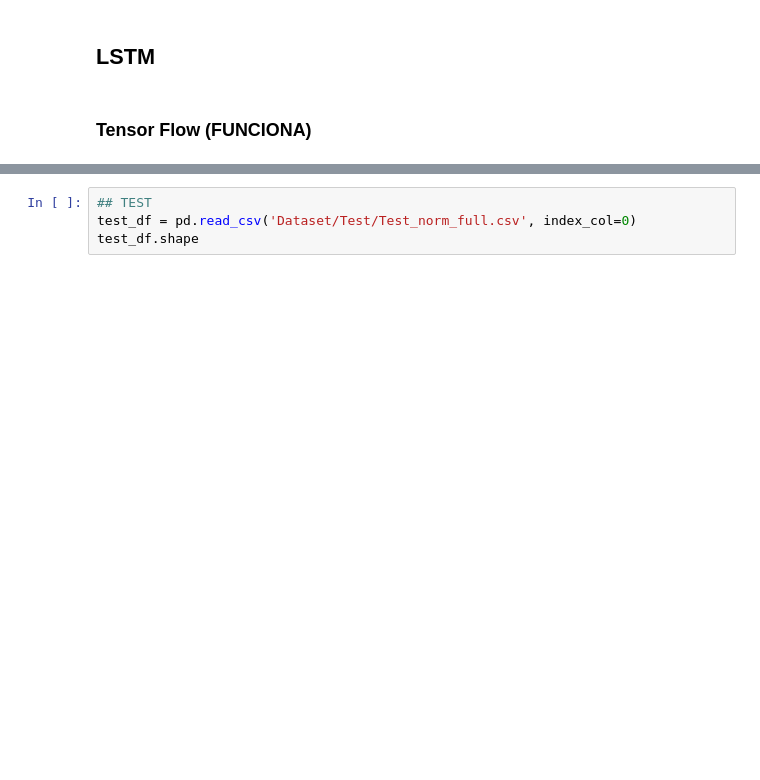
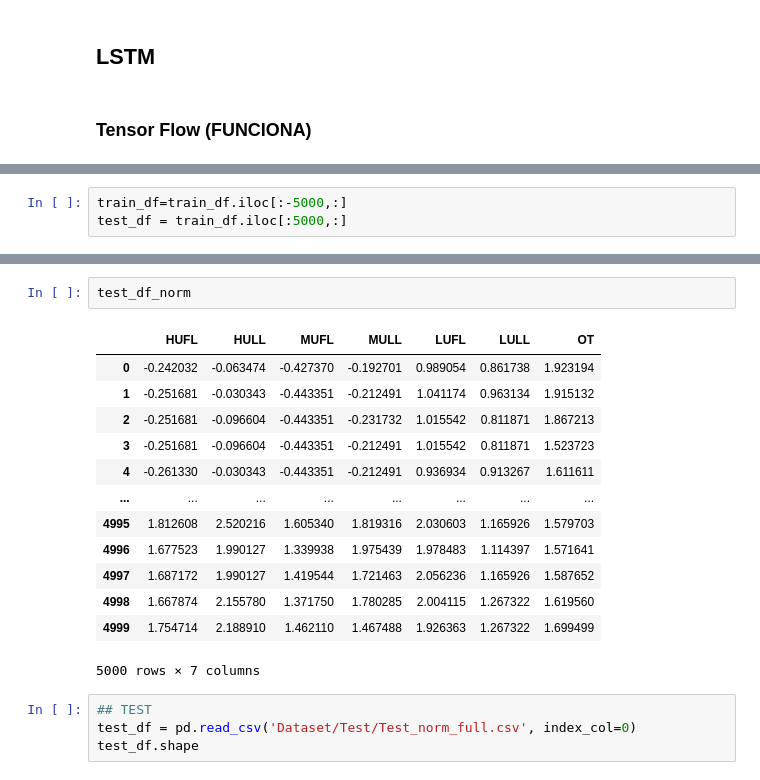
Before and after one commit to ezelanza/Transformers-for-latency-prediction, a Jupyter notebook: main.ipynb, the cells around one changed output, grey strips where cells are left out. Drawn from its saved outputs; the diff is of its cells as text; blank space fills up the shorter version.

```diff
--- a/main.ipynb
+++ b/main.ipynb
@@ -324,0 +308,3 @@ train_df
+# %%
+train_df=train_df.iloc[:-5000,:]
+test_df = train_df.iloc[:5000,:]
@@ -376,3 +382,19 @@ Epoch 1/15
+# %%
+test_df_norm
+# %% [output]
+|  | HUFL | HULL | MUFL | MULL | LUFL | LULL | OT |
+| 0 | -0.242032 | -0.063474 | -0.427370 | -0.192701 | 0.989054 | 0.861738 | 1.923194 |
+| 1 | -0.251681 | -0.030343 | -0.443351 | -0.212491 | 1.041174 | 0.963134 | 1.915132 |
+| 2 | -0.251681 | -0.096604 | -0.443351 | -0.231732 | 1.015542 | 0.811871 | 1.867213 |
+| 3 | -0.251681 | -0.096604 | -0.443351 | -0.212491 | 1.015542 | 0.811871 | 1.523723 |
+| 4 | -0.261330 | -0.030343 | -0.443351 | -0.212491 | 0.936934 | 0.913267 | 1.611611 |
+| ... | ... | ... | ... | ... | ... | ... | ... |
+| 4995 | 1.812608 | 2.520216 | 1.605340 | 1.819316 | 2.030603 | 1.165926 | 1.579703 |
+| 4996 | 1.677523 | 1.990127 | 1.339938 | 1.975439 | 1.978483 | 1.114397 | 1.571641 |
+| 4997 | 1.687172 | 1.990127 | 1.419544 | 1.721463 | 2.056236 | 1.165926 | 1.587652 |
+| 4998 | 1.667874 | 2.155780 | 1.371750 | 1.780285 | 2.004115 | 1.267322 | 1.619560 |
+| 4999 | 1.754714 | 2.188910 | 1.462110 | 1.467488 | 1.926363 | 1.267322 | 1.699499 |
+5000 rows × 7 columns
 # %%
 ## TEST
 test_df = pd.read_csv('Dataset/Test/Test_norm_full.csv', index_col=0)
```
Also changed, not shown: parts of 10 cells of this notebook, 3 other files.
